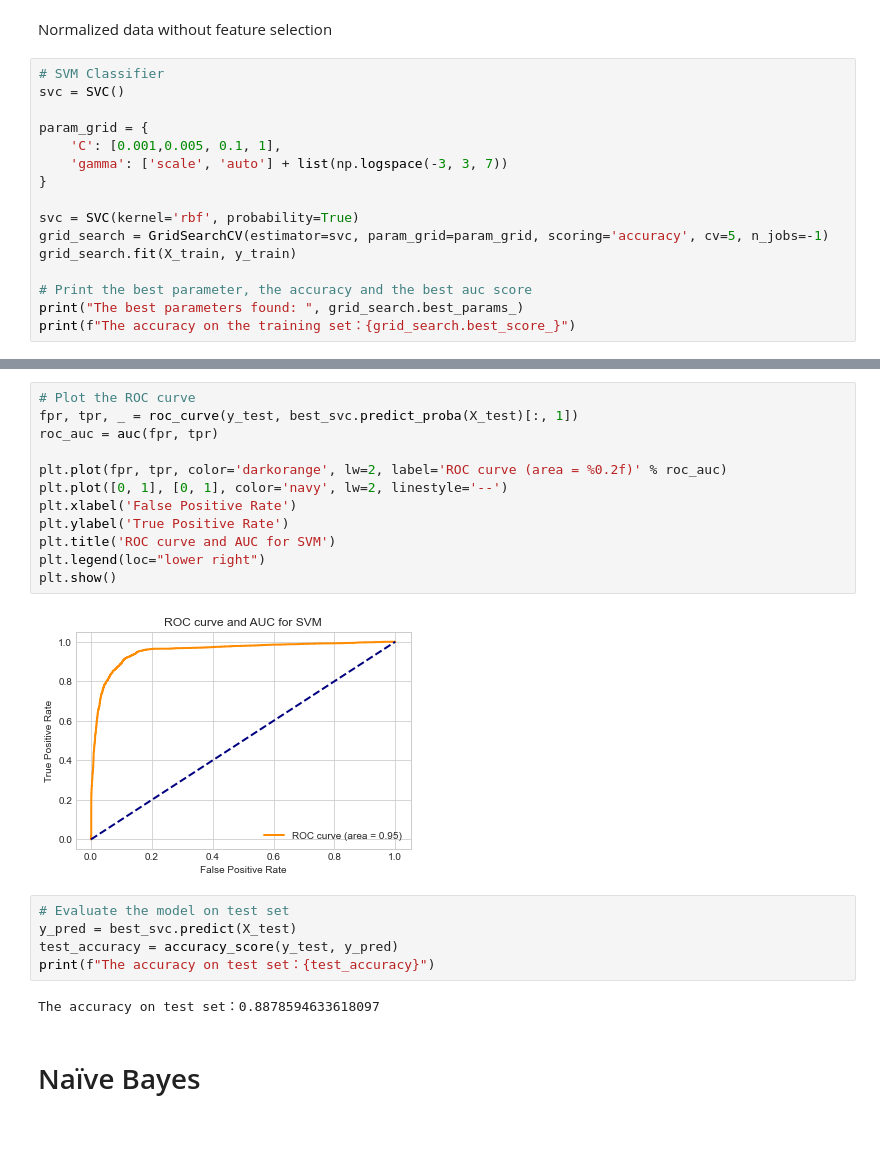
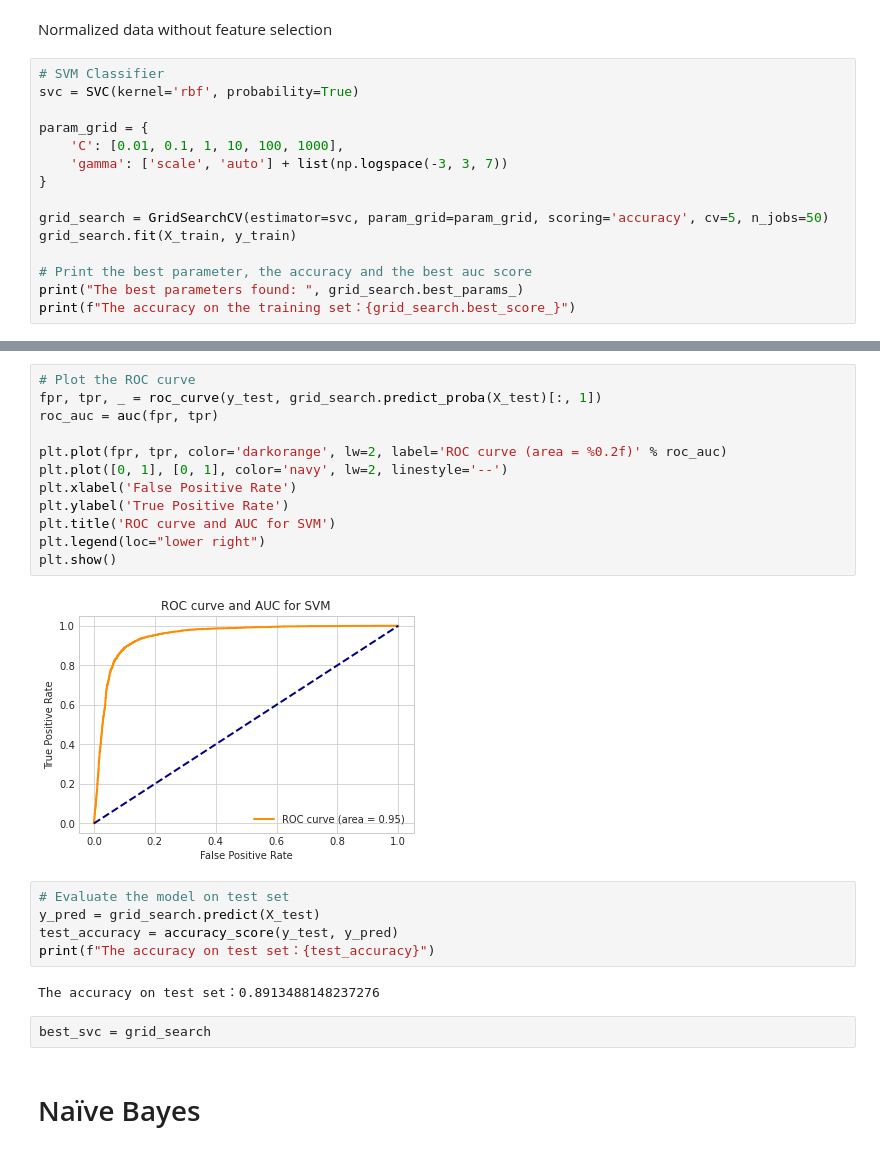
Before and after one commit to Pscmar/DataMining-proj, a Jupyter notebook: Task-1/model.ipynb, the cells around one changed output, grey strips where cells are left out. Drawn from its saved outputs; the diff is of its cells as text.

```diff
--- a/Task-1/model.ipynb
+++ b/Task-1/model.ipynb
@@ -249,15 +249,14 @@ print(f"The accuracy on test set：{test_accuracy}")
 Normalized data without feature selection
 # %%
 # SVM Classifier
-svc = SVC()
+svc = SVC(kernel='rbf', probability=True)
 
 param_grid = {
-    'C': [0.001,0.005, 0.1, 1],
+    'C': [0.01, 0.1, 1, 10, 100, 1000],
     'gamma': ['scale', 'auto'] + list(np.logspace(-3, 3, 7))
 }
 
-svc = SVC(kernel='rbf', probability=True)
-grid_search = GridSearchCV(estimator=svc, param_grid=param_grid, scoring='accuracy', cv=5, n_jobs=-1)
+grid_search = GridSearchCV(estimator=svc, param_grid=param_grid, scoring='accuracy', cv=5, n_jobs=50)
 grid_search.fit(X_train, y_train)
 
 # Print the best parameter, the accuracy and the best auc score
@@ -283,24 +268,26 @@ Mean AUC score of the ROC curve: 0.91
 # %%
 # Plot the ROC curve
-fpr, tpr, _ = roc_curve(y_test, best_svc.predict_proba(X_test)[:, 1])
+fpr, tpr, _ = roc_curve(y_test, grid_search.predict_proba(X_test)[:, 1])
 roc_auc = auc(fpr, tpr)
 
 plt.plot(fpr, tpr, color='darkorange', lw=2, label='ROC curve (area = %0.2f)' % roc_auc)
 plt.plot([0, 1], [0, 1], color='navy', lw=2, linestyle='--')
 plt.xlabel('False Positive Rate')
 plt.ylabel('True Positive Rate')
 plt.title('ROC curve and AUC for SVM')
 plt.legend(loc="lower right")
 plt.show()
 # %% [output]
-[figure, old version]
+[figure, new version]
 # %%
 # Evaluate the model on test set
-y_pred = best_svc.predict(X_test)
+y_pred = grid_search.predict(X_test)
 test_accuracy = accuracy_score(y_test, y_pred)
 print(f"The accuracy on test set：{test_accuracy}")
 # %% [output]
-The accuracy on test set：0.8878594633618097
+The accuracy on test set：0.8913488148237276
+# %%
+best_svc = grid_search
 # %% [markdown]
 # Naïve Bayes
 # %% [markdown]
```
Also changed, not shown: parts of 10 cells of this notebook, 1 other file.
